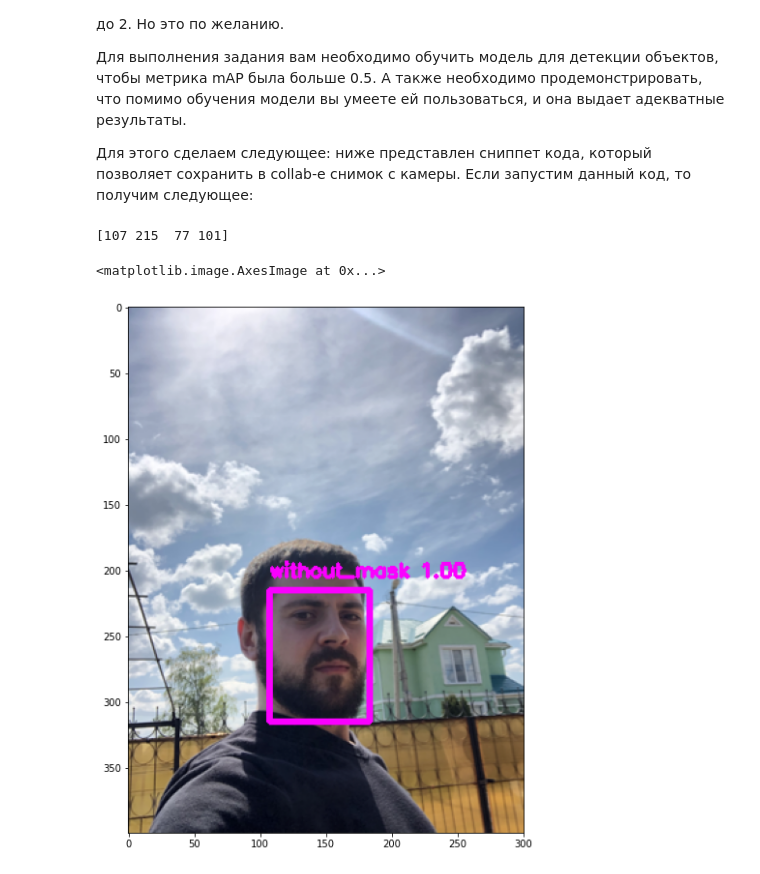
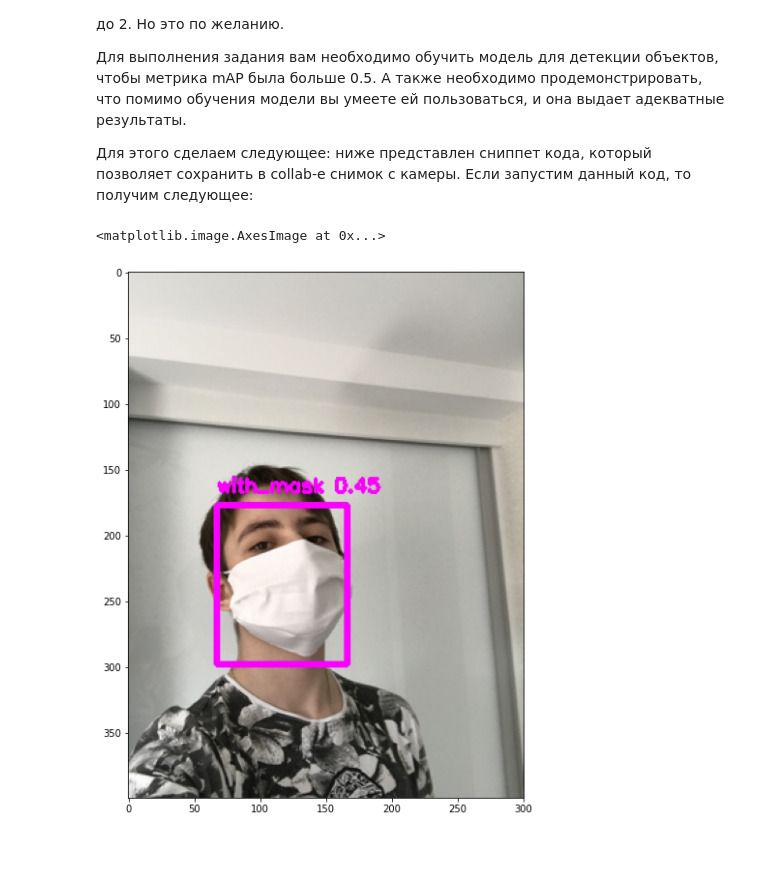
Before and after one commit to delhian/cv_course, a Jupyter notebook: Home Tasks/object_detection_home_task.ipynb, the cells around one changed output. Drawn from its saved outputs; the diff is of its cells as text; code cells hidden in the pictures.

```diff
--- a/Home Tasks/object_detection_home_task.ipynb
+++ b/Home Tasks/object_detection_home_task.ipynb
@@ -155,36 +153,35 @@ v3 (iou loss, Normalizer: (iou: 0.07, obj: 1.00, cls: 1.00) Region 37 Avg (IOU:
 # %%
 from random import choice
 
-img = cv2.imread(choice(list_of_images))
+img = cv2.imread('/content/FaceMaskDetection/images/maksssksksss17.png')
 
 net = cv2.dnn.readNetFromDarknet(
     '/content/darknet/build/darknet/x64/yolov4-tiny_masks.cfg',
     '/content/darknet/build/darknet/x64/backup/yolov4-tiny_masks_final.weights',
 )
 
 net.setPreferableBackend(cv2.dnn.DNN_BACKEND_CUDA)
 net.setPreferableTarget(cv2.dnn.DNN_TARGET_CUDA_FP16)
 class_names = []
 with open('/content/darknet/build/darknet/x64/data/masks.names', 'r') as f:
     class_names = f.read().splitlines()
 
 model = cv2.dnn_DetectionModel(net)
 model.setInputParams(size=(416, 416), scale=1 / 255., swapRB=True)
 
 classes, scores, boxes = model.detect(img, 0.2, 0.5)
 
 for (classid, score, box) in zip(classes, scores, boxes):
 
     color = (255, 0, 250)#COLORS[int(classid) % len(COLORS)]
     label = f'{class_names[classid]} {score:.2f}'
-    print(box)
+    # print(box)
     cv2.rectangle(img, box, color, 4)
     cv2.putText(img, label, (box[0], box[1] - 10),
                 cv2.FONT_HERSHEY_SIMPLEX, 0.5, color, 2)
 
 plt.figure(figsize=(10, 10))
 plt.imshow(img[:,:,::-1])
 # %% [output]
-[107 215  77 101]
+<matplotlib.image.AxesImage at 0x...>
-<matplotlib.image.AxesImage at 0x...>
-[figure, old version]
+[figure, new version]
```
Also changed, not shown: parts of 11 cells of this notebook.
